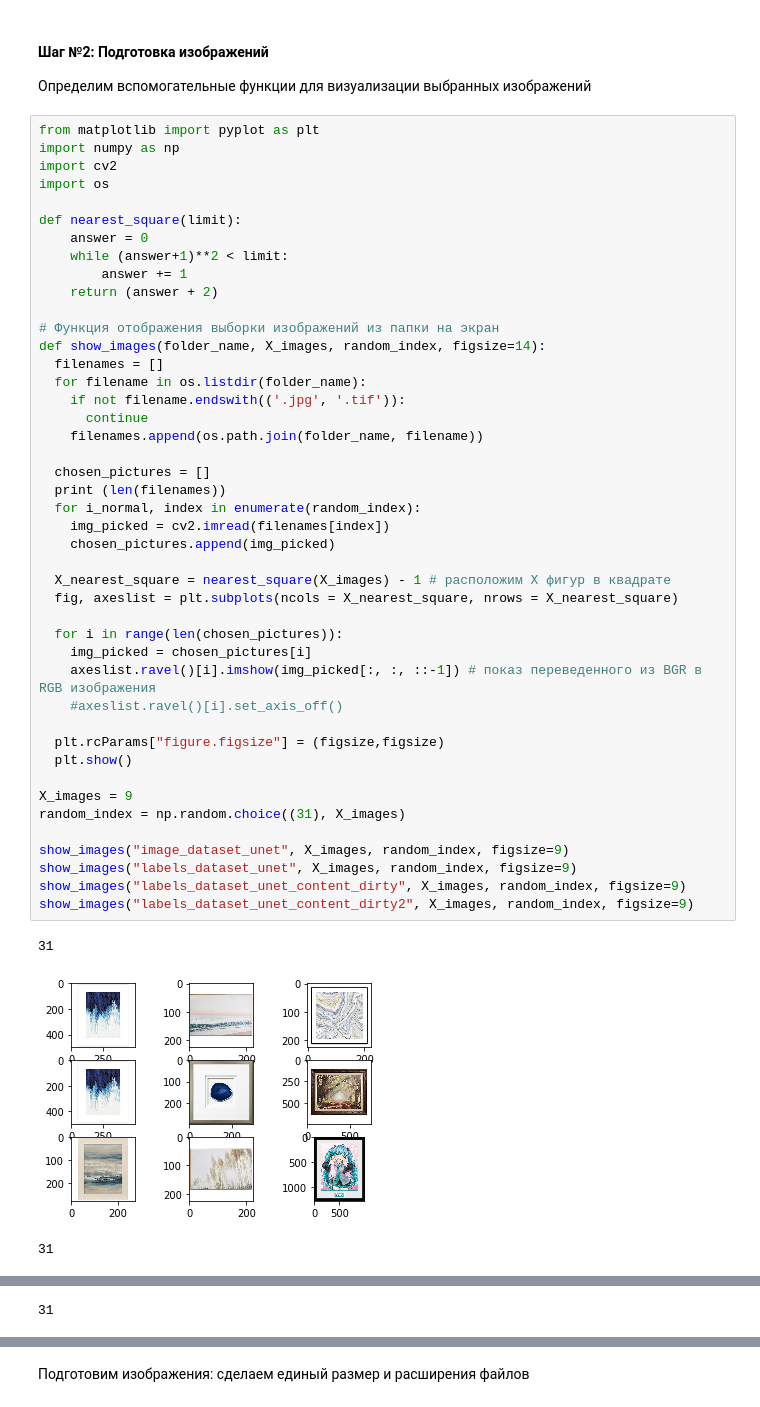
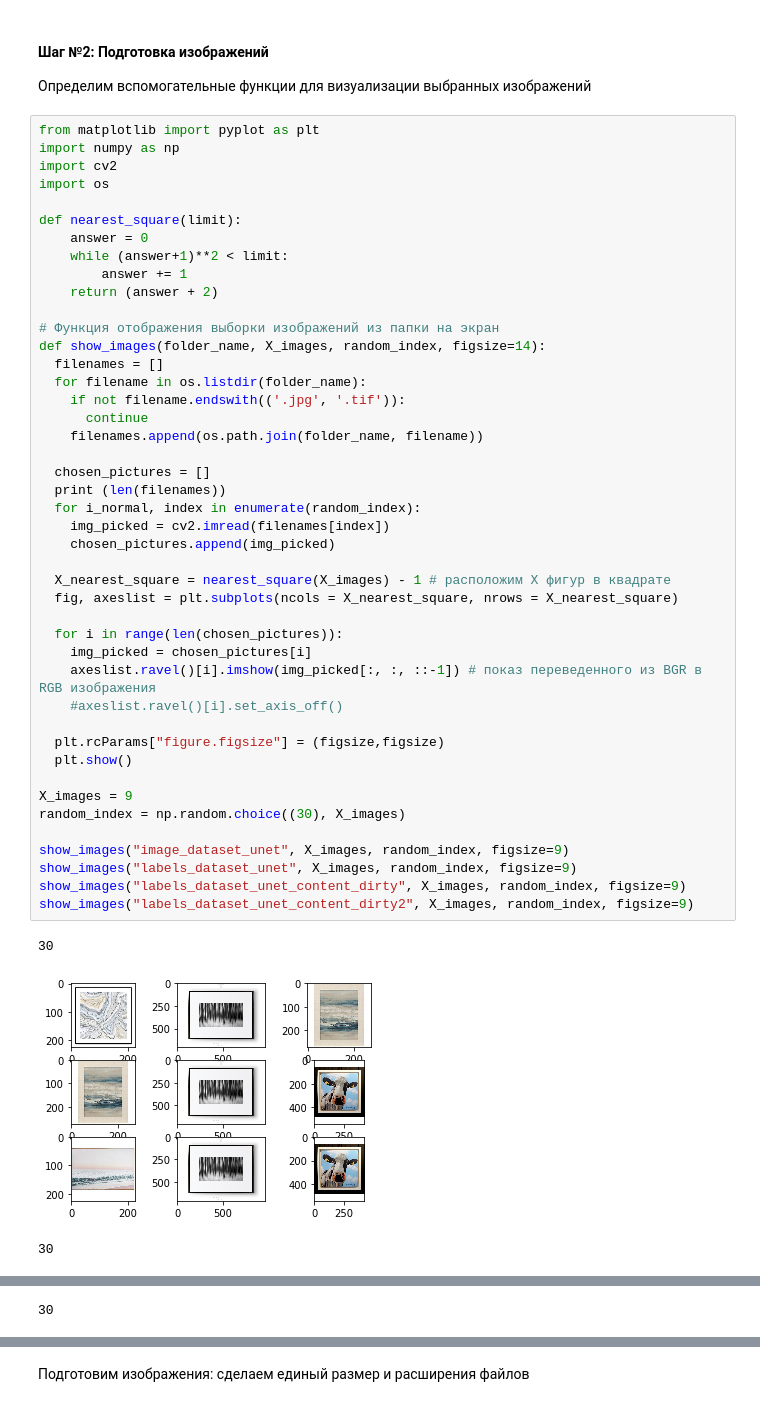
Before and after one commit to Alexflames/frame-detection, a Jupyter notebook: Unet_frame_detection.ipynb, the cells around one changed output, grey strips where cells are left out. Cells and saved outputs as stored; diff of their text form.

```diff
--- a/Unet_frame_detection.ipynb
+++ b/Unet_frame_detection.ipynb
@@ -69,34 +87,34 @@ def show_images(folder_name, X_images, random_index, figsize=14):
   filenames = []
   for filename in os.listdir(folder_name):
     if not filename.endswith(('.jpg', '.tif')):
       continue
     filenames.append(os.path.join(folder_name, filename))
 
   chosen_pictures = []
   print (len(filenames))
   for i_normal, index in enumerate(random_index):
     img_picked = cv2.imread(filenames[index])
     chosen_pictures.append(img_picked)
 
   X_nearest_square = nearest_square(X_images) - 1 # расположим X фигур в квадрате
   fig, axeslist = plt.subplots(ncols = X_nearest_square, nrows = X_nearest_square)
 
   for i in range(len(chosen_pictures)):
     img_picked = chosen_pictures[i]
     axeslist.ravel()[i].imshow(img_picked[:, :, ::-1]) # показ переведенного из BGR в RGB изображения
     #axeslist.ravel()[i].set_axis_off()
 
   plt.rcParams["figure.figsize"] = (figsize,figsize)
   plt.show()
 
 X_images = 9
-random_index = np.random.choice((31), X_images)
+random_index = np.random.choice((30), X_images)
 
 show_images("image_dataset_unet", X_images, random_index, figsize=9)
 show_images("labels_dataset_unet", X_images, random_index, figsize=9)
 show_images("labels_dataset_unet_content_dirty", X_images, random_index, figsize=9)
 show_images("labels_dataset_unet_content_dirty2", X_images, random_index, figsize=9)
 # %% [output]
-31
+30
-[figure, old version]
+[figure, new version]
-31
+30
@@ -104 +122 @@ show_images("labels_dataset_unet_content_dirty2", X_images, random_index, figsiz
-31
+30
```
Also changed, not shown: parts of 14 cells of this notebook.
